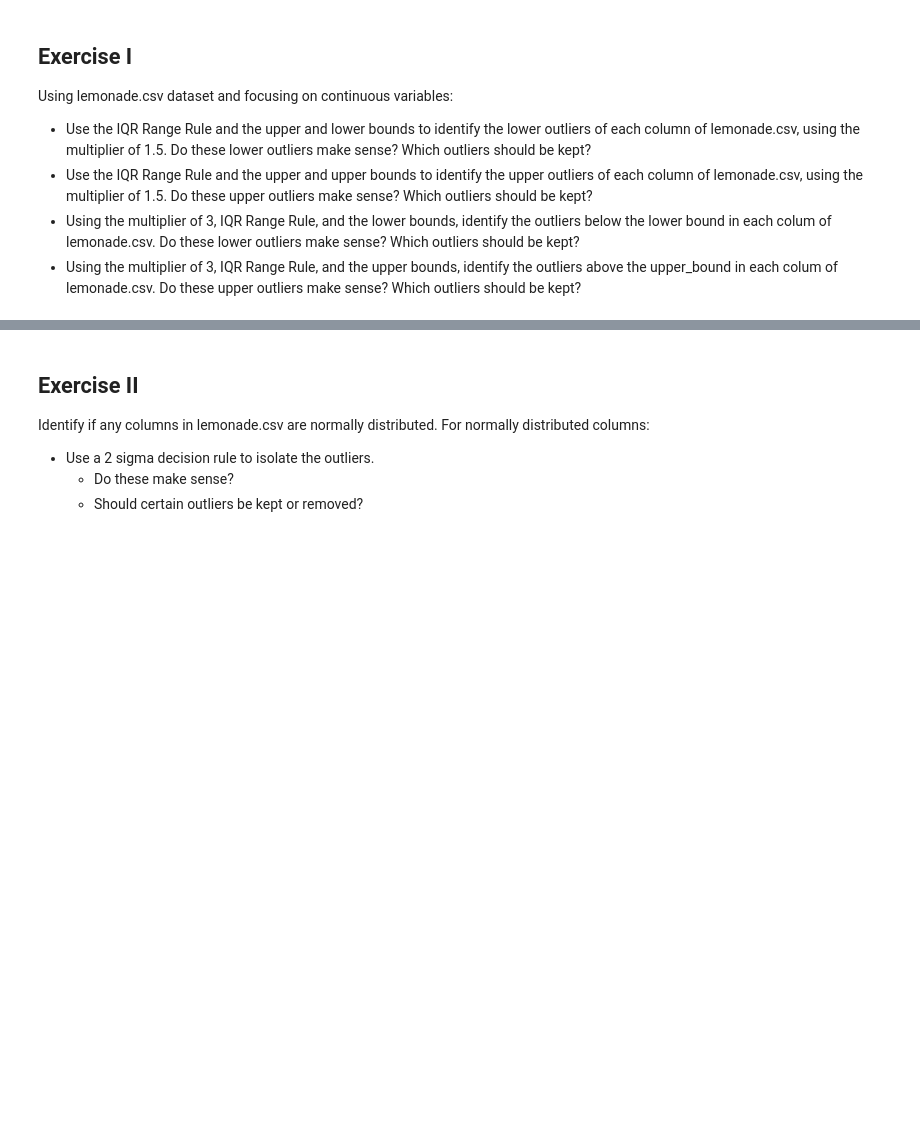
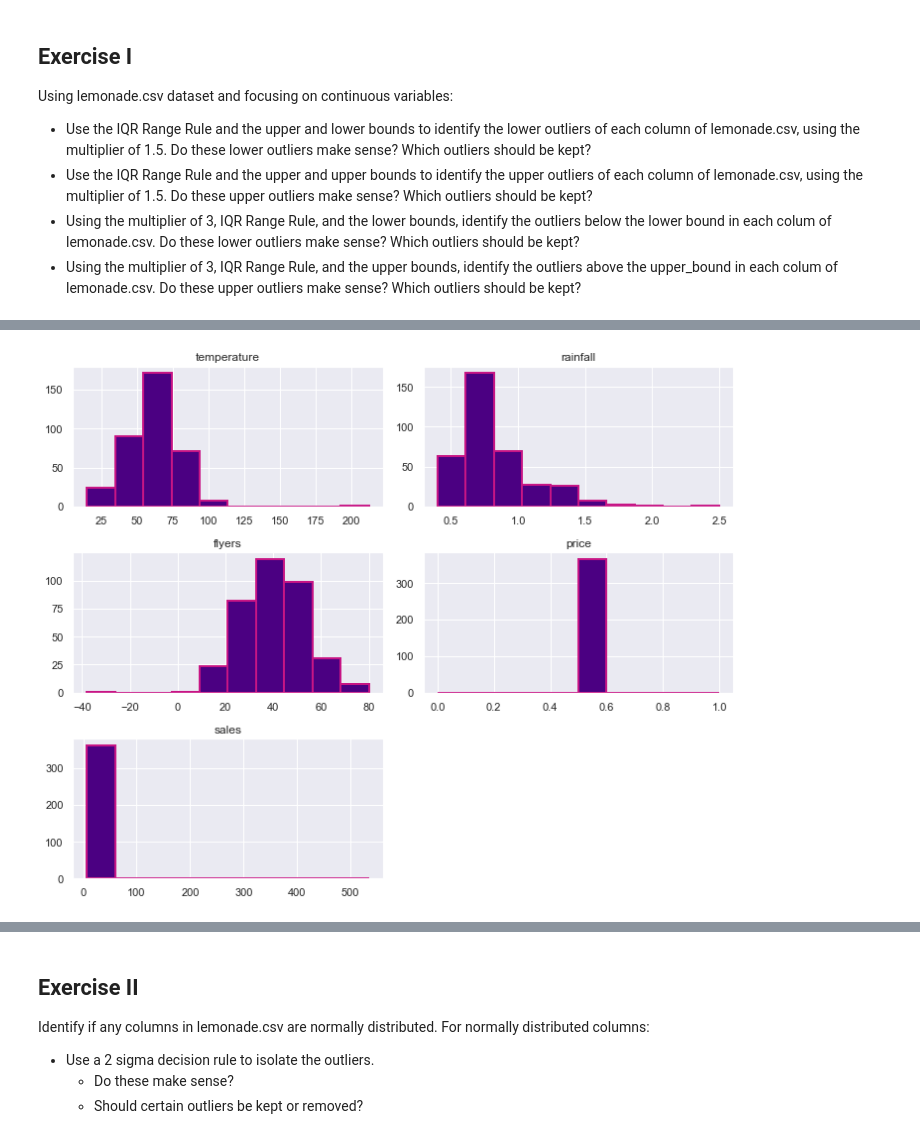
Before and after one commit to masonsherbondy/anomaly-detection-exercises, a Jupyter notebook: continuous_probabilistic_methods.ipynb, the cells around one changed output, grey strips where cells are left out. Cells and saved outputs as stored; diff of their text form; code cells hidden in the pictures; blank space fills up the shorter version.

```diff
--- a/continuous_probabilistic_methods.ipynb
+++ b/continuous_probabilistic_methods.ipynb
@@ -6,6 +6,7 @@ import pandas as pd
 import matplotlib.pyplot as plt
 %matplotlib inline
 import seaborn as sns
+sns.set()
 import mason_functions as mf
 # %% [markdown]
 ## Exercise I
@@ -14,3 +15,9 @@ Using lemonade.csv dataset and focusing on continuous variables:
 * Use the IQR Range Rule and the upper and upper bounds to identify the upper outliers of each column of lemonade.csv, using the multiplier of 1.5. Do these upper outliers make sense? Which outliers should be kept?
 * Using the multiplier of 3, IQR Range Rule, and the lower bounds, identify the outliers below the lower bound in each colum of lemonade.csv. Do these lower outliers make sense? Which outliers should be kept?
 * Using the multiplier of 3, IQR Range Rule, and the upper bounds, identify the outliers above the upper_bound in each colum of lemonade.csv. Do these upper outliers make sense? Which outliers should be kept?
+# %%
+# load data
+lemonade = pd.read_csv('https://gist.githubusercontent.com/ryanorsinger/19bc7eccd6279661bd13307026628ace/raw/e4b5d6787015a4782f96cad6d1d62a8bdbac54c7/lemonade.csv')
+
+# preview data
+lemonade.head()
@@ -16,0 +63,32 @@ Using lemonade.csv dataset and focusing on continuous variables:
+# %%
+# lower-case column names so I don't have to press the shift button as much
+lemonade.columns = lemonade.columns.str.lower()
+
+# set a list of numeric columns
+numeric = ['temperature', 'rainfall', 'flyers', 'price', 'sales']
+# %%
+def distributions_grid(df, quant_vars):
+
+    '''
+    This function creates a nice sized figure, enumerates the list of features passed into the function, creates a grid of subplots,
+    and then charts histograms for features in the list onto the subplots.
+    '''
+
+    plt.figure(figsize = (10, 8))   # create figure
+
+    for i, cat in enumerate(quant_vars):    # loop through enumerated list
+
+        plot_number = i + 1     # i starts at 0, but plot nos should start at 1
+
+        plt.subplot(3, 2, plot_number)  # create subplot
+
+        plt.title(cat)  # title
+
+        df[cat].hist(color = 'indigo', edgecolor = 'mediumvioletred', lw = 2)   # display histogram for column
+
+        plt.tight_layout(); # clean
+# %%
+# plot histograms
+distributions_grid(lemonade, numeric)
+# %% [output]
+[figure, added]
```
Also changed, not shown: parts of 10 cells of this notebook.
